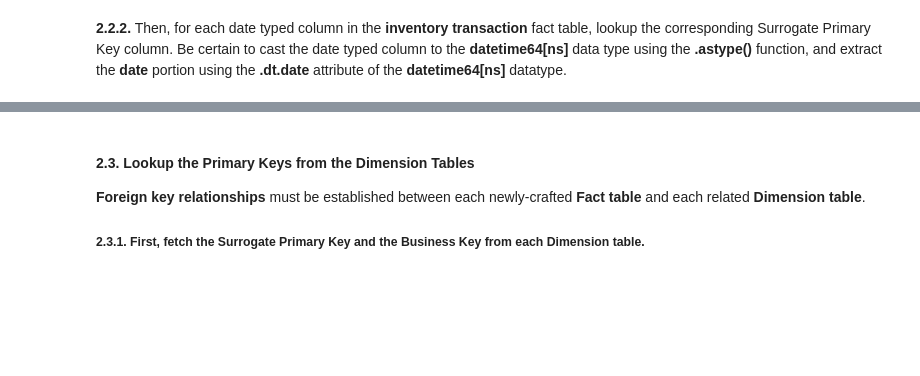
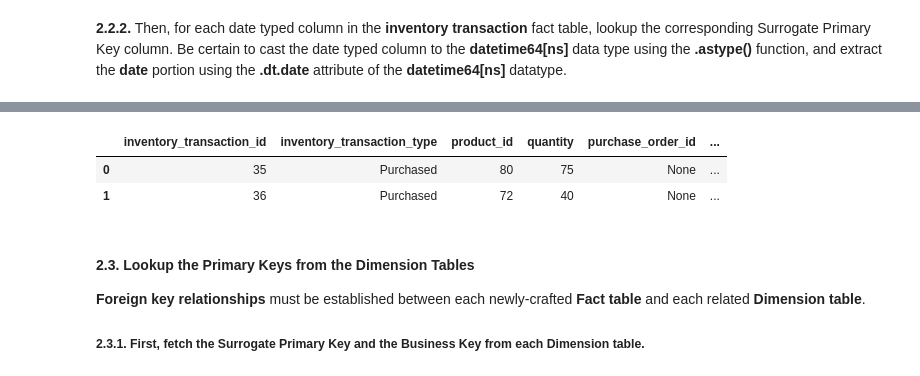
Before and after one commit to briceh87/DS-2002, a Jupyter notebook: 03-NoSQL/Lab-04-Python-MongoDB-ETL.ipynb, the cells around one changed output, grey strips where cells are left out. Saved outputs shown, nothing was run; the diff lists cells and outputs as text; code cells hidden in the pictures; blank space fills up the shorter version.

```diff
--- a/03-NoSQL/Lab-04-Python-MongoDB-ETL.ipynb
+++ b/03-NoSQL/Lab-04-Python-MongoDB-ETL.ipynb
@@ -314,7 +348,14 @@ df_fact_inventory.head(2)
 # %%
 # TODO: Lookup the Primary Key (date_key) that Corresponds to the "transaction_modified_date" Column.
-
+df_dim_transaction_modified_date = df_dim_date.rename(columns={"date_key" : "transaction_modified_date_key", "full_date" : "transaction_modified_date"})
+df_fact_inventory.transaction_modified_date = df_fact_inventory.transaction_modified_date.astype('datetime64[ns]').dt.date
+df_fact_inventory = pd.merge(df_fact_inventory, df_dim_transaction_modified_date, on='transaction_modified_date', how='left')
+df_fact_inventory.drop(['transaction_modified_date'], axis=1, inplace=True)
 df_fact_inventory.head(2)
+# %% [output]
+|  | inventory_transaction_id | inventory_transaction_type | product_id | quantity | purchase_order_id | ... |
+| 0 | 35 | Purchased | 80 | 75 | None | ... |
+| 1 | 36 | Purchased | 72 | 40 | None | ... |
 # %% [markdown]
 #### 2.3. Lookup the Primary Keys from the Dimension Tables
 **Foreign key relationships** must be established between each newly-crafted **Fact table** and each related **Dimension table**.
```
Also changed, not shown: parts of 29 cells of this notebook.
